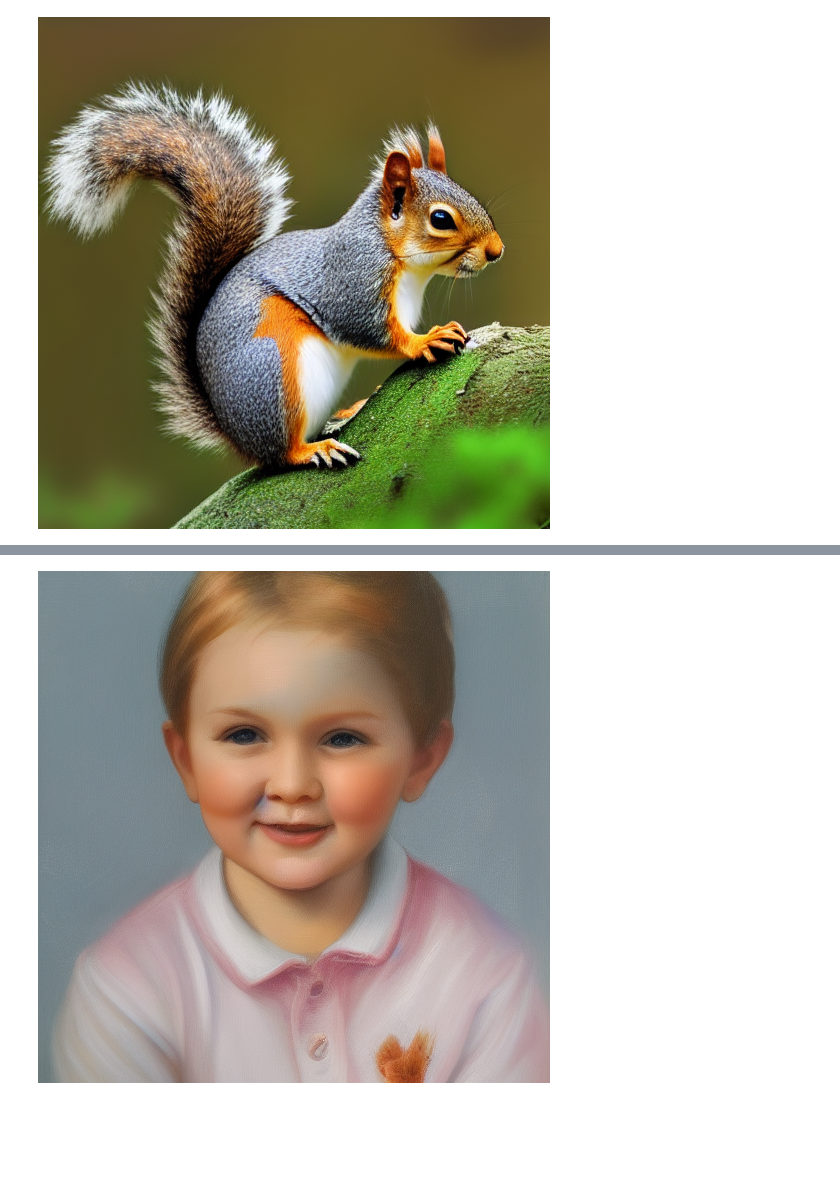
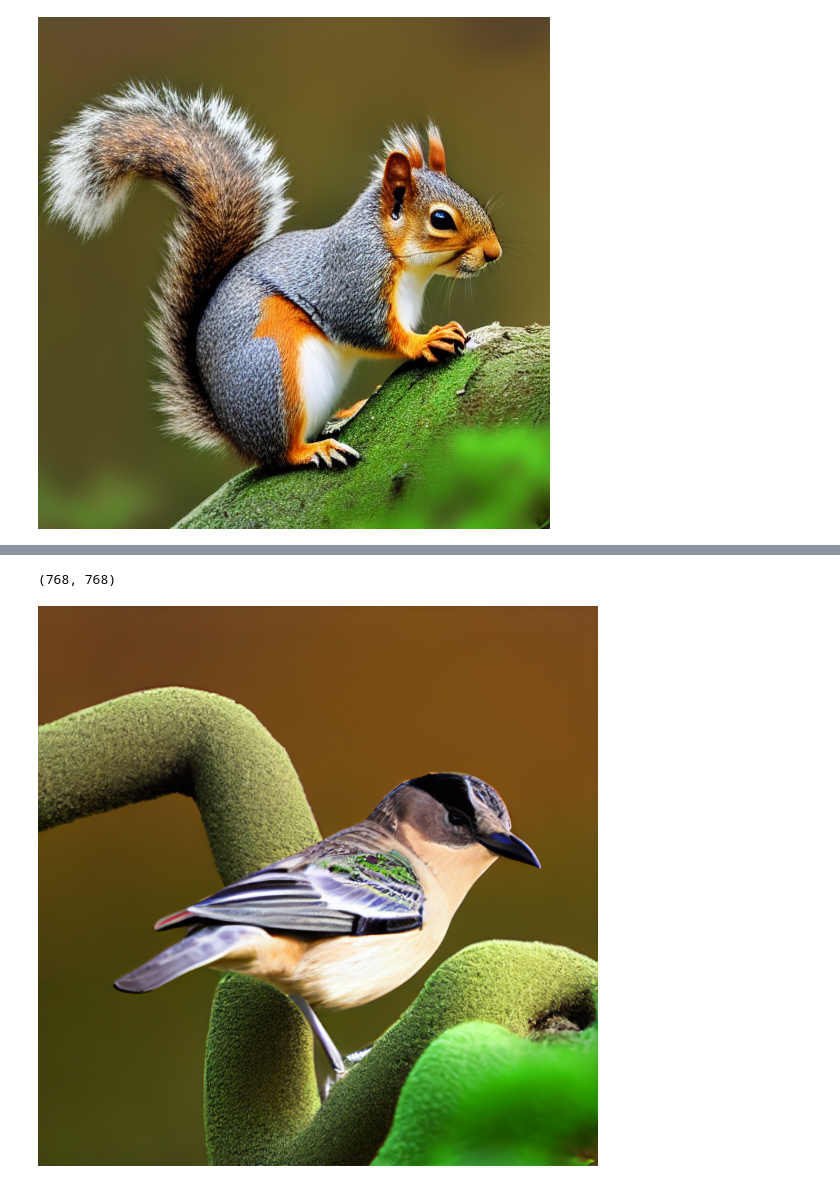
Before and after one commit to StableDraw/StableDrawNeuralNetworks, a Jupyter notebook: Neural_network_processing/module_test.ipynb, the cells around one changed output, grey strips where cells are left out. Saved outputs shown, nothing was run; the diff lists cells and outputs as text; code cells hidden in the pictures; blank space fills up the shorter version.

```diff
--- a/Neural_network_processing/module_test.ipynb
+++ b/Neural_network_processing/module_test.ipynb
@@ -67,18 +56,12 @@ result4
-# %%
-img_byte_arr = io.BytesIO()
-result4.save(img_byte_arr, format='PNG')
-input_binary_data = img_byte_arr.getvalue()
-caption = "girl"
-params = {
-    "negative_prompt": "ugly, out of frame",
-    "module": "softedge_pidinet",
-    "model": "control_v11p_sd15_softedge",
-    "pixel_perfect": True,
-    "weight": 1.0,
-    "control_mode": 1,
-    }
-binary_result5 = webui.webui_text2img_controlnet(input_binary_data, caption, params)
-result5 = Image.open(io.BytesIO(binary_result5[0]))
-result5
-# %% [output]
-[figure, removed]
+# %%
+params = {
+    "upscaling_resize" : 1.5,
+    "upscaler_1" : "LDSR"
+}
+binary_result3 = INeural.webui_upscaler(binary_result2, params)
+result3 = Image.open(io.BytesIO(binary_result3))
+print(result3.size)
+result3
+# %% [output]
+(768, 768)
+[figure, added]
```
Also changed, not shown: parts of 6 cells of this notebook, 9 other files.
